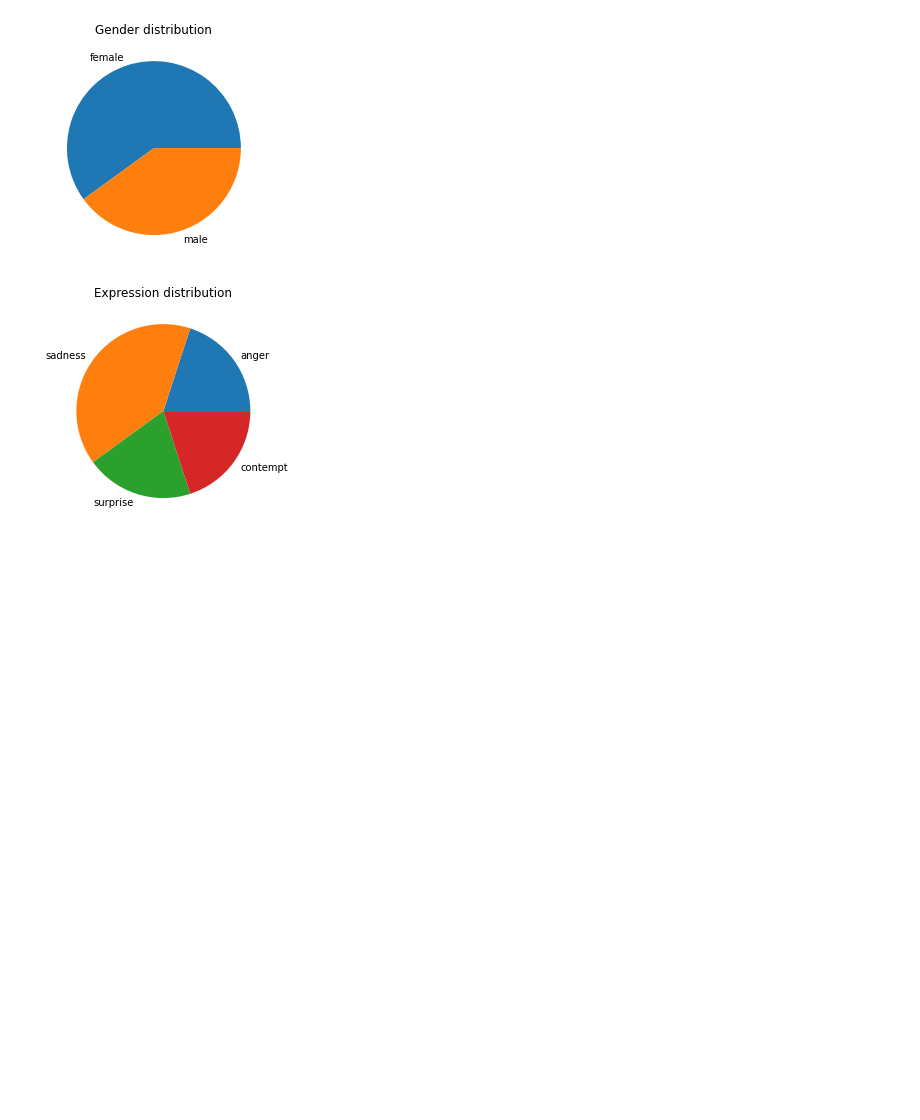
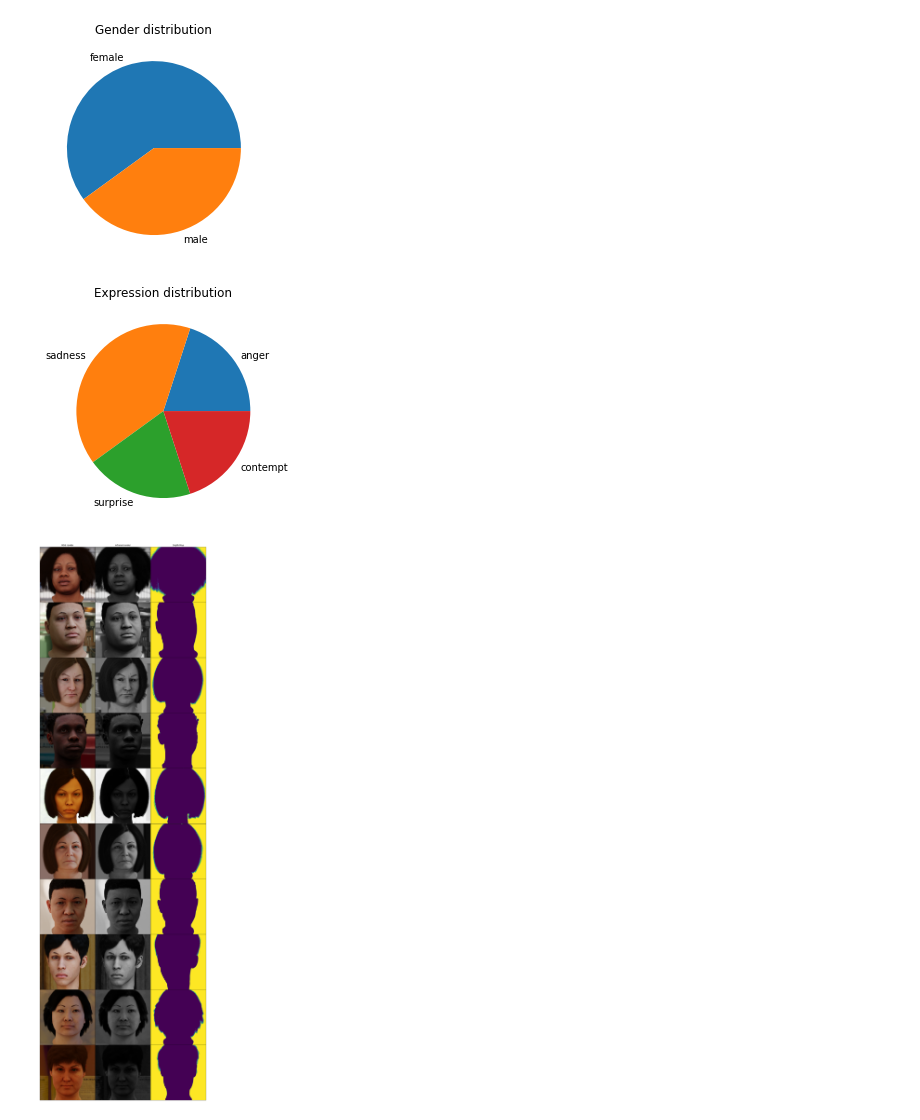
Before and after one commit to DatagenTech/dgutils, a Jupyter notebook: dataset_overview.ipynb, the cells around one changed output. Drawn from its saved outputs; the diff is of its cells as text; code cells hidden in the pictures; blank space fills up the shorter version.

Commit message:
Added Dataset visualization

```diff
--- a/dataset_overview.ipynb
+++ b/dataset_overview.ipynb
@@ -43,3 +44,30 @@ category_pie(ds, lambda dp : dp.face_expression.name, 'Expression distribution')
 [figure]
 [figure]
 [figure]
+# %%
+#FIXME imports at the beginning
+from mpl_toolkits.axes_grid1 import ImageGrid
+import itertools
+
+items_to_plot = min(len(ds), 10)
+items_cnt = 0
+
+#FIXME add 20 as external param
+fig = plt.figure(figsize=(20*items_to_plot, 20*3))
+grid = ImageGrid(fig, 111, nrows_ncols=(items_to_plot, 3), axes_pad=0.)
+
+#FIXME Make it more efficient. Set up depth map to see the visualization
+imgs = list(itertools.chain(*[[dp.rgb_img, dp.ir_img, dp.depth_img] for dp in ds][:items_to_plot]))
+
+grid[0].set_title('RGB render')
+grid[1].set_title('Infrared render')
+grid[2].set_title('Depth Map')
+
+
+
+for ax, im in zip(grid, imgs):
+    ax.get_xaxis().set_ticks([])
+    ax.get_yaxis().set_ticks([])
+    ax.imshow(im)
+# %% [output]
+[figure, added]
```
Also changed, not shown: parts of 2 cells of this notebook.
